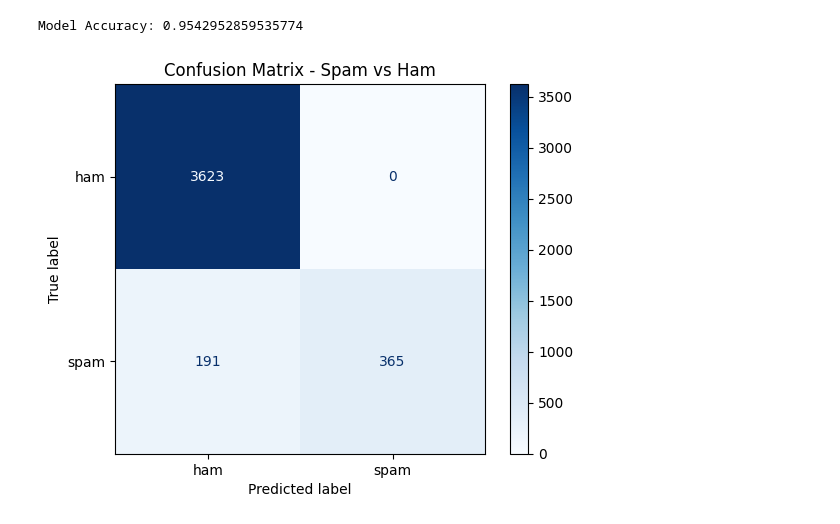
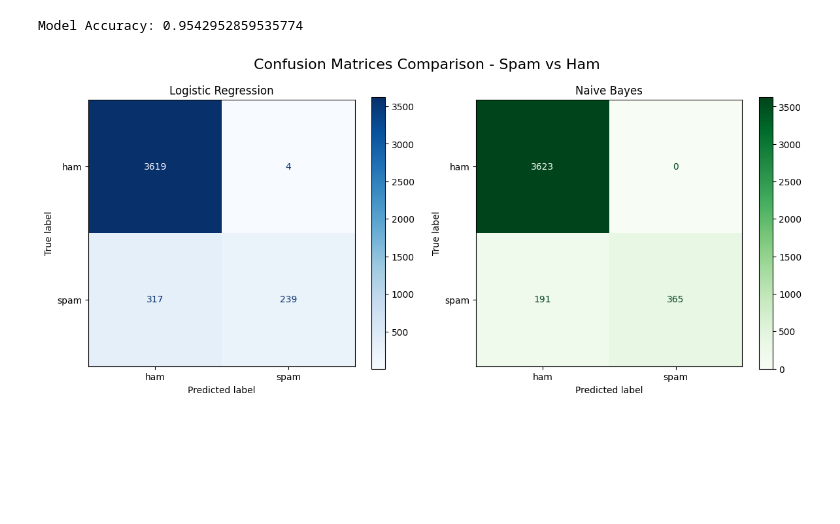
Before and after one commit to codyveladev/spam-classifier, a Jupyter notebook: spam-classifier.ipynb, the cells around one changed output. Drawn from its saved outputs; the diff is of its cells as text; code cells hidden in the pictures; blank space fills up the shorter version.

Commit message:
Kaggle Notebook | spam-classifier | Version 3

```diff
--- a/spam-classifier.ipynb
+++ b/spam-classifier.ipynb
@@ -98,9 +122,9 @@ LogisticRegression()
 # 7 Now that we have a basic Logistic Regression model trained, lets see the results.
 # %%
 from sklearn.metrics import accuracy_score # For evaluating the model
-y_pred = lr.predict(X_test_vec)
+y_pred_lr = lr.predict(X_test_vec)
 
 # 7. Evaluate the model
-print(f"Model Accuracy: {accuracy_score(Y_test, y_pred)}")
+print(f"Model Accuracy: {accuracy_score(Y_test, y_pred_lr)}")
 # %% [output]
 Model Accuracy: 0.9231873653984207
@@ -129,20 +141,32 @@ mnb = MultinomialNB(alpha=1.0, fit_prior=True)
 mnb.fit(X_train_vec, Y_train)
 
 # Run predictions
-y_pred = mnb.predict(X_test_vec)
+y_pred_mnb = mnb.predict(X_test_vec)
 
-print(f"Model Accuracy: {accuracy_score(Y_test, y_pred)}")
+print(f"Model Accuracy: {accuracy_score(Y_test, y_pred_mnb)}")
 # %% [output]
 Model Accuracy: 0.9542952859535774
-# %%
-from sklearn.metrics import confusion_matrix, ConfusionMatrixDisplay
-import matplotlib.pyplot as plt
-
-cm = confusion_matrix(Y_test, y_pred)
-
-disp = ConfusionMatrixDisplay(confusion_matrix=cm, display_labels=['ham', 'spam'])
-disp.plot(cmap="Blues")
-plt.title("Confusion Matrix - Spam vs Ham")
-plt.show()
-# %% [output]
-[figure, removed]
+# %%
+from sklearn.metrics import confusion_matrix, ConfusionMatrixDisplay
+import matplotlib.pyplot as plt
+
+cm_lr = confusion_matrix(Y_test, y_pred_lr)
+cm_nb = confusion_matrix(Y_test, y_pred_mnb)
+
+fig, (ax1, ax2) = plt.subplots(1, 2, figsize=(12, 5))
+
+disp_lr = ConfusionMatrixDisplay(cm_lr, display_labels=['ham', 'spam'])
+disp_lr.plot(ax=ax1, cmap='Blues', values_format='d')
+ax1.set_title('Logistic Regression')
+
+disp_nb = ConfusionMatrixDisplay(cm_nb, display_labels=['ham', 'spam'])
+disp_nb.plot(ax=ax2, cmap='Greens', values_format='d')
+ax2.set_title('Naive Bayes')
+
+# Optional: overall title
+fig.suptitle('Confusion Matrices Comparison - Spam vs Ham', fontsize=16, y=1.02)
+
+plt.tight_layout()  # makes spacing nice
+plt.show()
+# %% [output]
+[figure, added]
```
Also changed, not shown: parts of 4 cells of this notebook.
